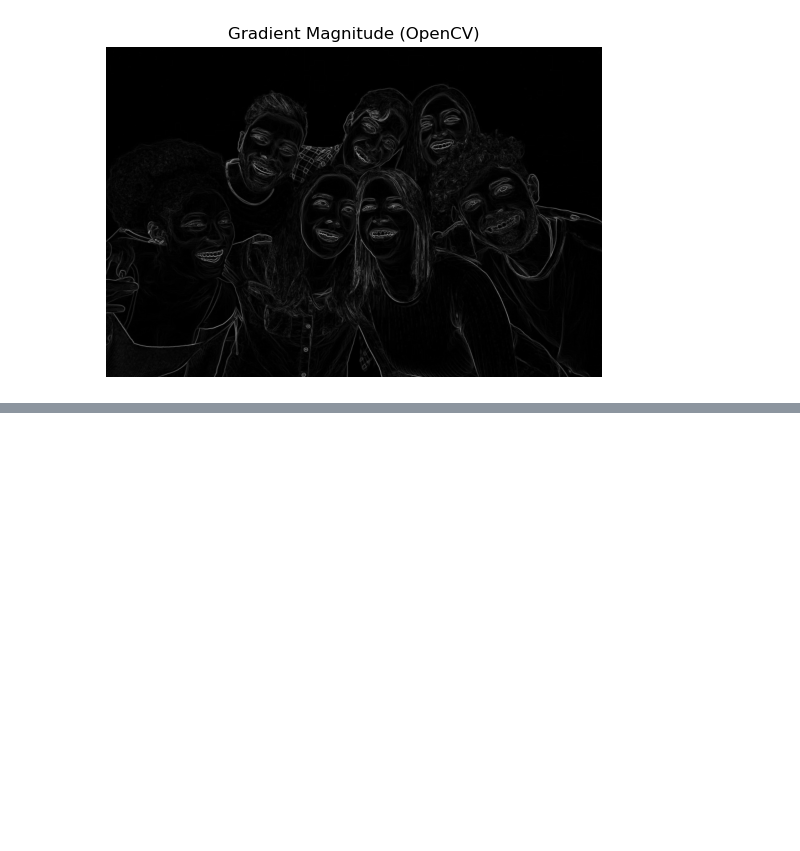
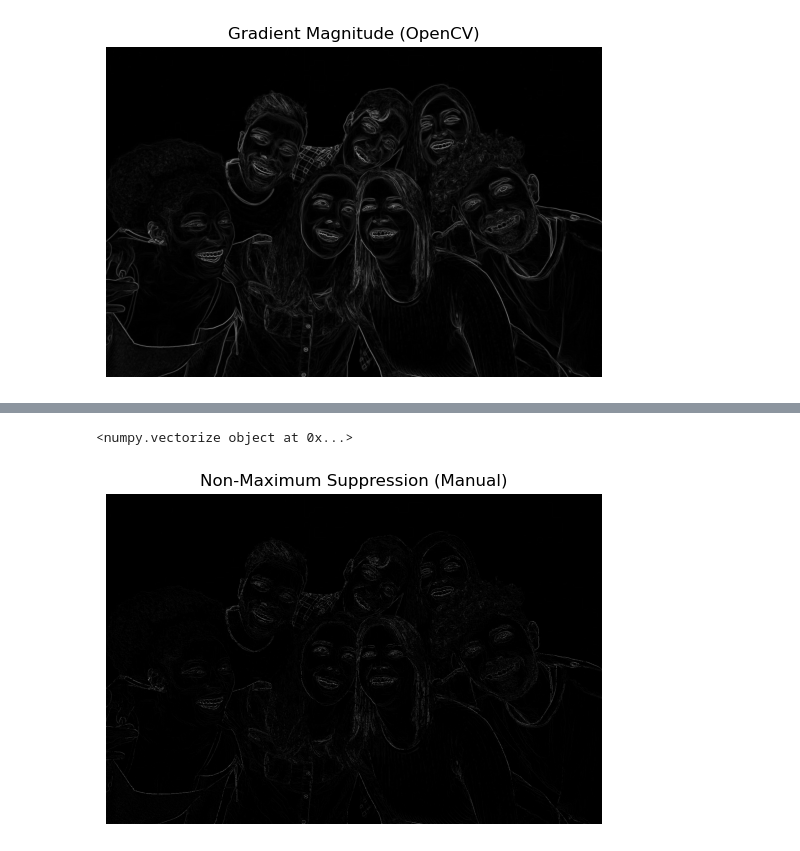
Before and after one commit to TAM360/computer-vision, a Jupyter notebook: assignment-1/canny-edge-detection.ipynb, the cells around one changed output, grey strips where cells are left out. Cells and saved outputs as stored; diff of their text form; code cells hidden in the pictures; blank space fills up the shorter version.

```diff
--- a/assignment-1/canny-edge-detection.ipynb
+++ b/assignment-1/canny-edge-detection.ipynb
@@ -184,0 +289,19 @@ plt.show()
+# %%
+# step 5: Determine NMS (Non Maximum Suppression)
+
+quantized_angle = quantized_angle(gradient_angle)
+
+# Perform non-maximum suppression
+nms_image = non_max_suppression(gradient_magnitude, quantized_angle)
+
+# Normalize to 8-bit for display
+nms_image_display = (nms_image / np.max(nms_image) * 255).astype(np.uint8)
+
+# Plot the non-maximum suppressed image
+plt.imshow(nms_image_display, cmap="gray")
+plt.title("Non-Maximum Suppression (Manual)")
+plt.axis("off")
+plt.show()
+# %% [output]
+<numpy.vectorize object at 0x...>
+[figure, added]
```
Also changed, not shown: parts of 3 cells of this notebook.
